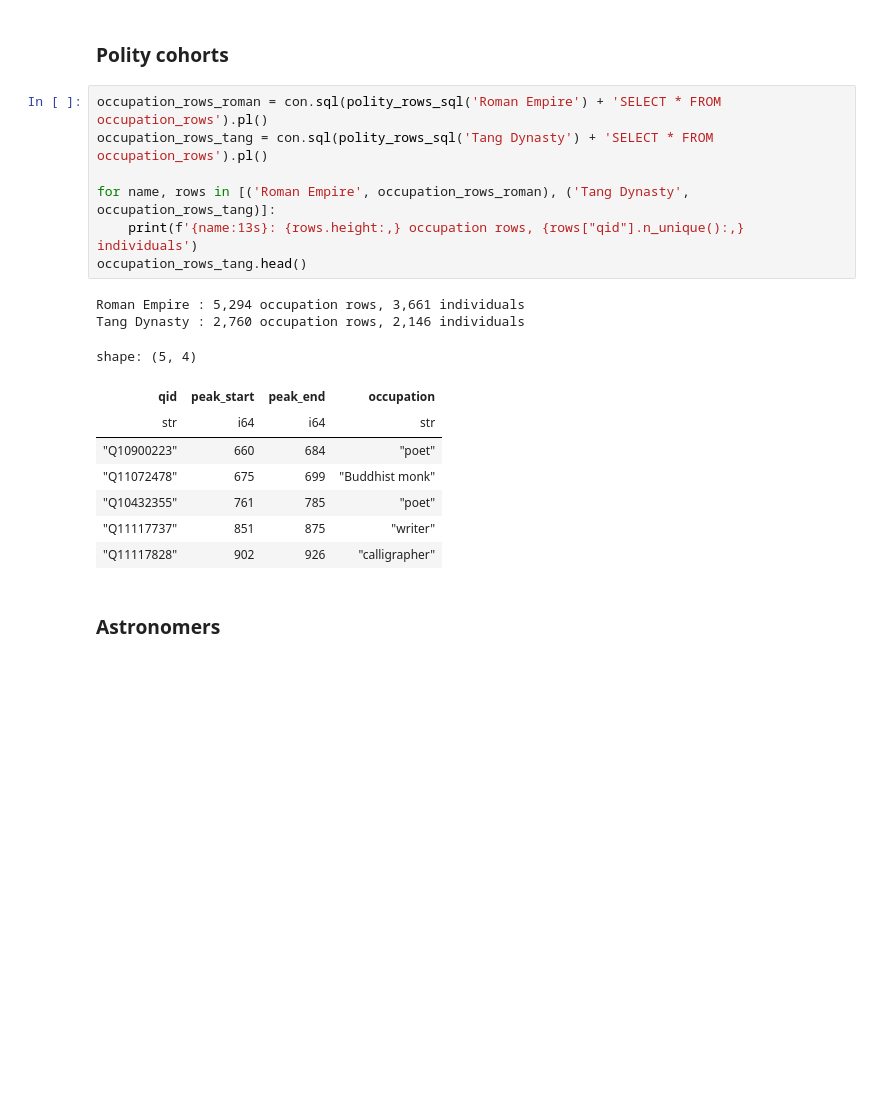
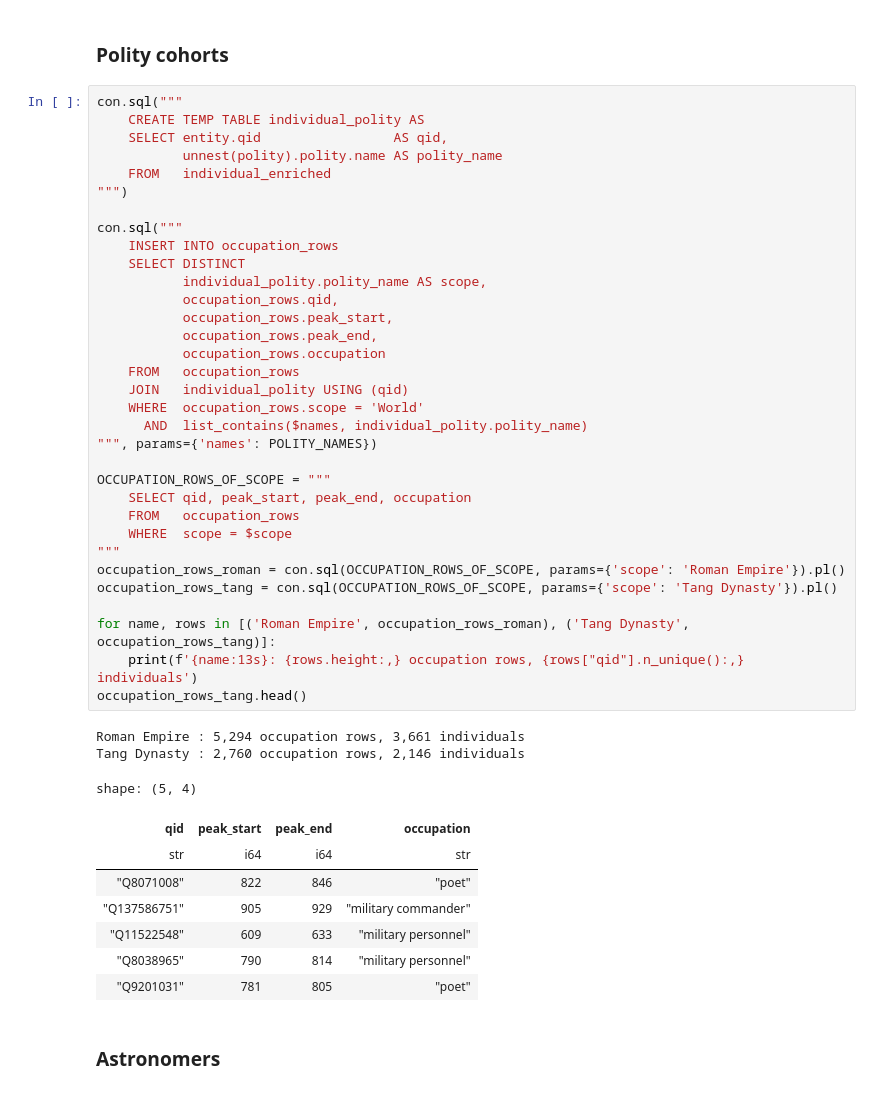
Before and after one commit to charlesdedampierre/cultura_database, a Jupyter notebook: notebooks_new/07_occupations_over_time.ipynb, the cells around one changed output. Saved outputs shown, nothing was run; the diff lists cells and outputs as text; blank space fills up the shorter version.

```diff
--- a/notebooks_new/07_occupations_over_time.ipynb
+++ b/notebooks_new/07_occupations_over_time.ipynb
@@ -133,23 +144,49 @@ shape: (2, 3)
 # %% [markdown]
 ### Polity cohorts
 # %%
-occupation_rows_roman = con.sql(polity_rows_sql('Roman Empire') + 'SELECT * FROM occupation_rows').pl()
-occupation_rows_tang = con.sql(polity_rows_sql('Tang Dynasty') + 'SELECT * FROM occupation_rows').pl()
+con.sql("""
+    CREATE TEMP TABLE individual_polity AS
+    SELECT entity.qid                 AS qid,
+           unnest(polity).polity.name AS polity_name
+    FROM   individual_enriched
+""")
+
+con.sql("""
+    INSERT INTO occupation_rows
+    SELECT DISTINCT
+           individual_polity.polity_name AS scope,
+           occupation_rows.qid,
+           occupation_rows.peak_start,
+           occupation_rows.peak_end,
+           occupation_rows.occupation
+    FROM   occupation_rows
+    JOIN   individual_polity USING (qid)
+    WHERE  occupation_rows.scope = 'World'
+      AND  list_contains($names, individual_polity.polity_name)
+""", params={'names': POLITY_NAMES})
+
+OCCUPATION_ROWS_OF_SCOPE = """
+    SELECT qid, peak_start, peak_end, occupation
+    FROM   occupation_rows
+    WHERE  scope = $scope
+"""
+occupation_rows_roman = con.sql(OCCUPATION_ROWS_OF_SCOPE, params={'scope': 'Roman Empire'}).pl()
+occupation_rows_tang = con.sql(OCCUPATION_ROWS_OF_SCOPE, params={'scope': 'Tang Dynasty'}).pl()
 
 for name, rows in [('Roman Empire', occupation_rows_roman), ('Tang Dynasty', occupation_rows_tang)]:
     print(f'{name:13s}: {rows.height:,} occupation rows, {rows["qid"].n_unique():,} individuals')
 occupation_rows_tang.head()
 # %% [output]
 Roman Empire : 5,294 occupation rows, 3,661 individuals
 Tang Dynasty : 2,760 occupation rows, 2,146 individuals
 shape: (5, 4)
 | qid | peak_start | peak_end | occupation |
 | str | i64 | i64 | str |
-| "Q10900223" | 660 | 684 | "poet" |
-| "Q11072478" | 675 | 699 | "Buddhist monk" |
-| "Q10432355" | 761 | 785 | "poet" |
-| "Q11117737" | 851 | 875 | "writer" |
-| "Q11117828" | 902 | 926 | "calligrapher" |
+| "Q8071008" | 822 | 846 | "poet" |
+| "Q137586751" | 905 | 929 | "military commander" |
+| "Q11522548" | 609 | 633 | "military personnel" |
+| "Q8038965" | 790 | 814 | "military personnel" |
+| "Q9201031" | 781 | 805 | "poet" |
 # %% [markdown]
 ### Astronomers
 # %%
```
Also changed, not shown: parts of 6 cells of this notebook, 5 other files.
